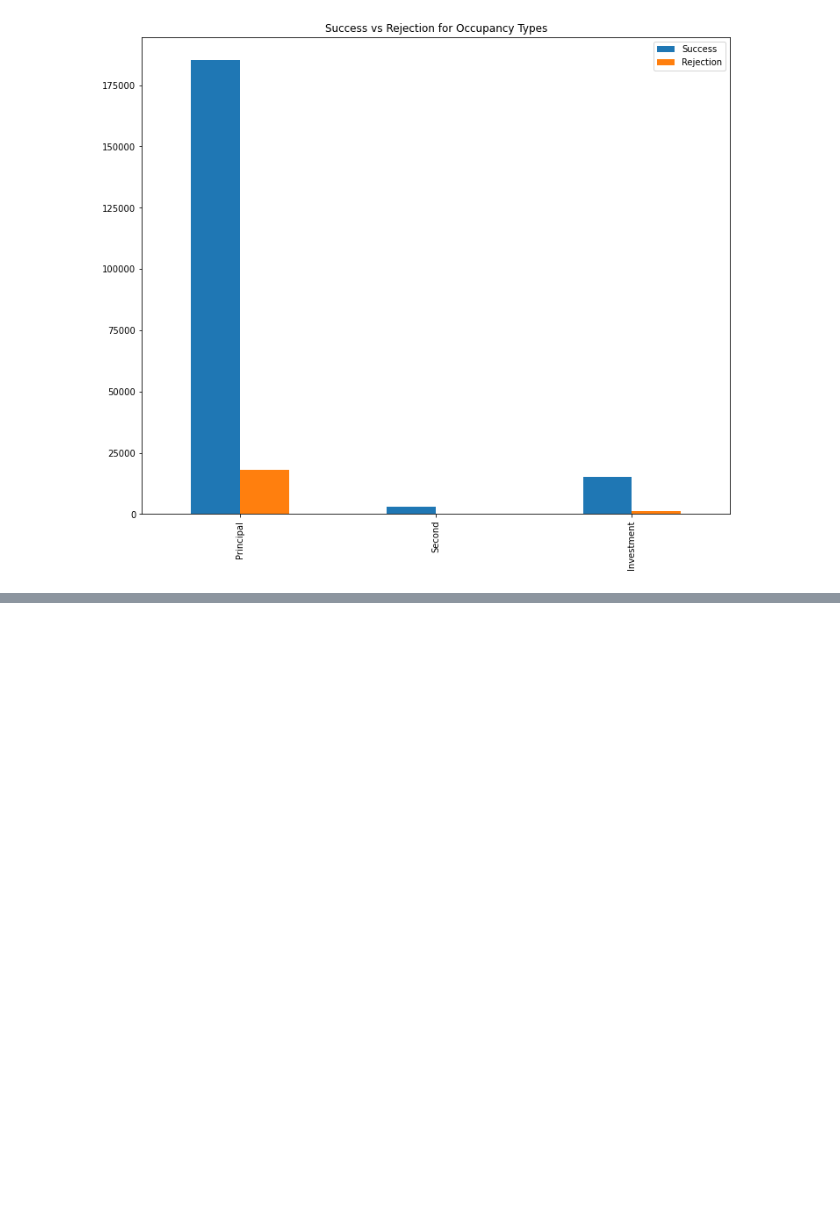
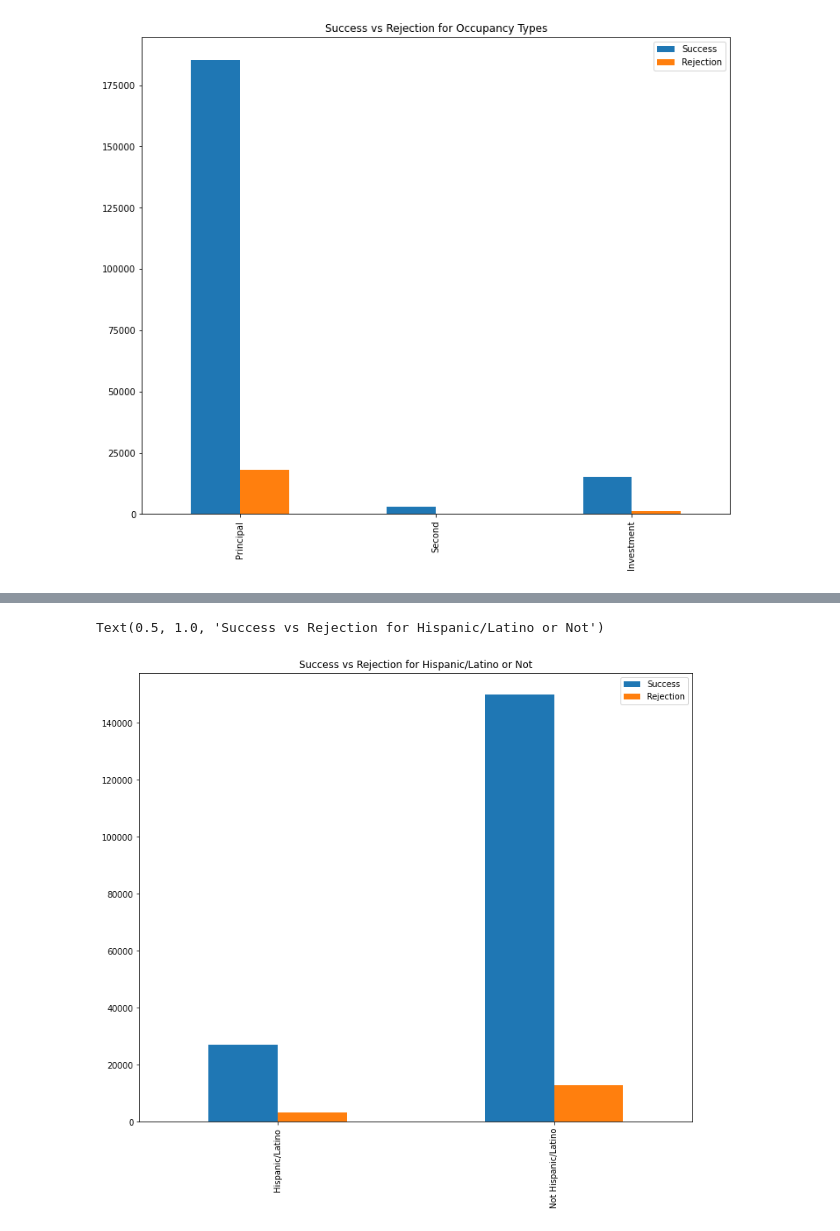
Before and after one commit to tomdoyoon/Illinois-Mortgage-Acceptance, a Jupyter notebook: Loan Outcome Analysis.ipynb, the cells around one changed output, grey strips where cells are left out. Saved outputs shown, nothing was run; the diff lists cells and outputs as text; code cells hidden in the pictures; blank space fills up the shorter version.

```diff
--- a/Loan Outcome Analysis.ipynb
+++ b/Loan Outcome Analysis.ipynb
@@ -445,0 +622,8 @@ df['']
+# %%
+# CREATING A NEW FIELD: SAME ETHNICITY BETWEEN CO APPLICANT AND APPLICANT = 1: NO CO APPLICANT IS ALSO 0
+df['same_ethnicity'] = np.where(df['applicant_ethnicity-1']==df['co-applicant_ethnicity-1'],1,0)
+
+# ANALYZING HISPANIC/LATINO VS NOT
+hispanic_latino = pd.DataFrame(df['action_taken'])
+hispanic_latino['Ethnicity'] = np.where(df['applicant_ethnicity-1']==1,1,np.where(df['applicant_ethnicity-1']==2,0,np.nan))
+hispanic_latino = hispanic_latino.dropna().reset_index(drop = True)
@@ -445,0 +645,12 @@ df['']
+# %%
+# Comparing Hispanic/Latino vs not Success Rates
+graph_hs = pd.concat([pd.DataFrame([hispanic_latino.groupby('Ethnicity')['action_taken'].value_counts()[1][1],hispanic_latino.groupby('Ethnicity')['action_taken'].value_counts()[1][0]]).transpose(),
+           pd.DataFrame([hispanic_latino.groupby('Ethnicity')['action_taken'].value_counts()[0][1],hispanic_latino.groupby('Ethnicity')['action_taken'].value_counts()[0][0]]).transpose()])
+graph_hs.index = ['Hispanic/Latino','Not Hispanic/Latino']
+graph_hs.columns = ['Success','Rejection']
+
+graph_hs.plot(kind = 'bar', figsize = (12,10))
+plt.title("Success vs Rejection for Hispanic/Latino or Not")
+# %% [output]
+Text(0.5, 1.0, 'Success vs Rejection for Hispanic/Latino or Not')
+[figure, added]
```
Also changed, not shown: parts of 71 cells of this notebook.
